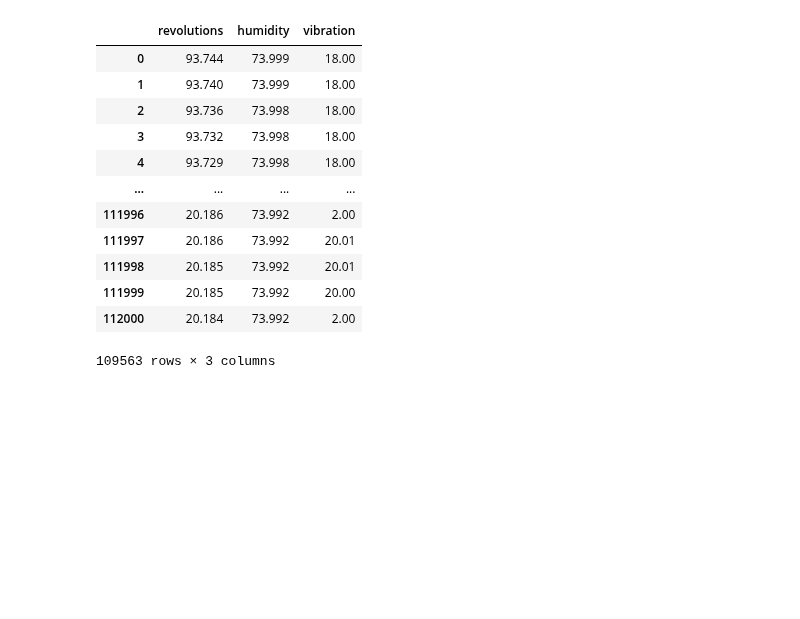
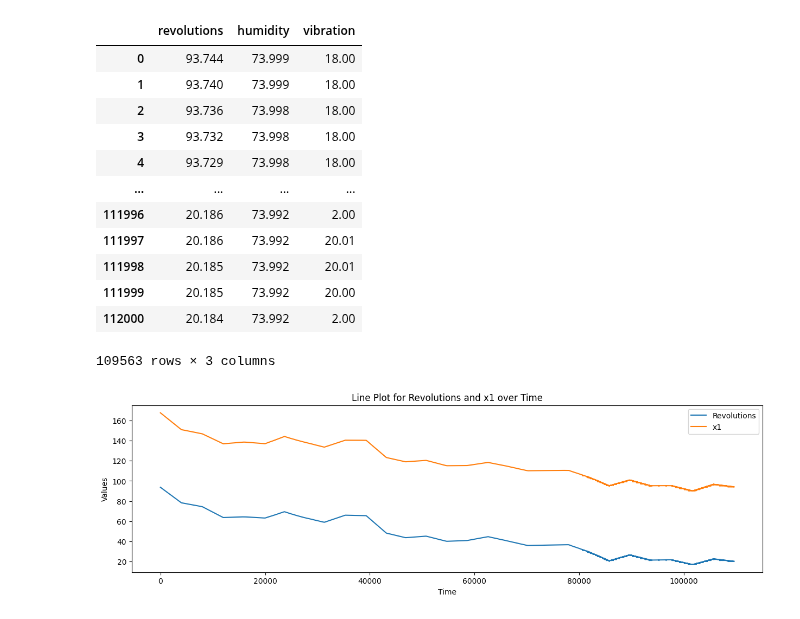
Before and after one commit to Zyad-Abdelhafiz/Elevator-Predictive-Maintenance, a Jupyter notebook: EPM.ipynb, the cells around one changed output. Saved outputs shown, nothing was run; the diff lists cells and outputs as text; code cells hidden in the pictures; blank space fills up the shorter version.

```diff
--- a/EPM.ipynb
+++ b/EPM.ipynb
@@ -20,5 +24,3 @@ from plotly.subplots import make_subplots
   <center><span style="color:#0F3460;font-size:23px; font-weight: bold;">Data Preprocessing</span>  </center>
 # %% [markdown]
  <span style="color:#0F3460;font-size:19px; font-weight: bold;">1.2 Importing My Data From *csv* File</span>
-# %%
-epm = pd.read_csv('predictive-maintenance-dataset.csv')
@@ -175,3 +184,11 @@ maintenance
 | 111999 | 20.185 | 73.992 | 20.00 |
 | 112000 | 20.184 | 73.992 | 2.00 |
 109563 rows × 3 columns
+# %%
+import matplotlib.pyplot as plt
+import numpy as np
+
+# Prepare data for revolutions vs. x1 plot
+revolutions = epm_clean['revolutions']
+x1 = epm_clean['x1']
+time_revolutions = np.arange(len(revolutions))
@@ -177,0 +200,12 @@ maintenance
+# %%
+# Create a figure and axis for revolutions vs. x1 plot
+plt.figure(figsize=(15, 4))
+plt.plot(time_revolutions, revolutions, label='Revolutions')
+plt.plot(time_revolutions, x1, label='x1')
+plt.xlabel('Time')
+plt.ylabel('Values')
+plt.title('Line Plot for Revolutions and x1 over Time')
+plt.legend()
+plt.show()
+# %% [output]
+[figure, added]
```
Also changed, not shown: parts of 9 cells of this notebook.
